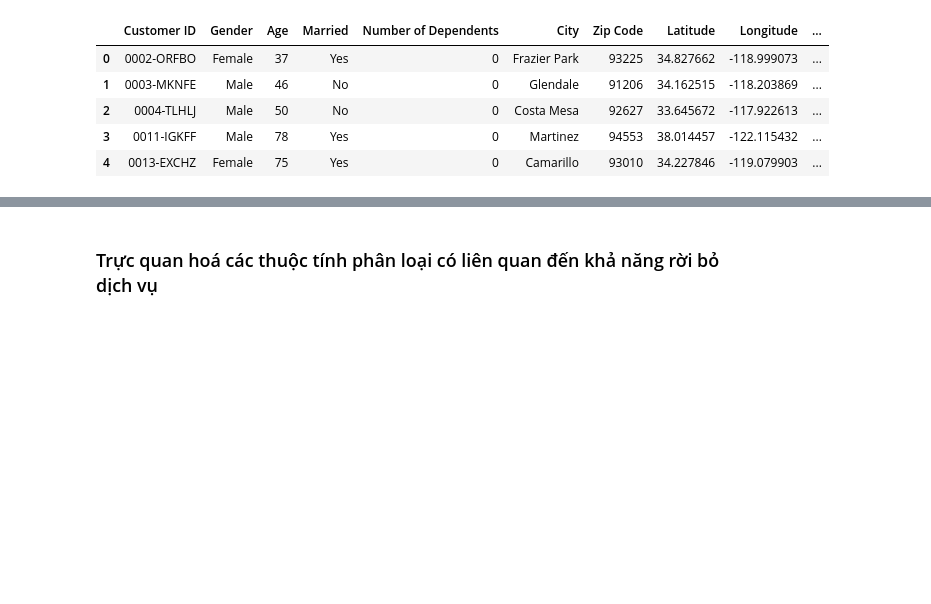
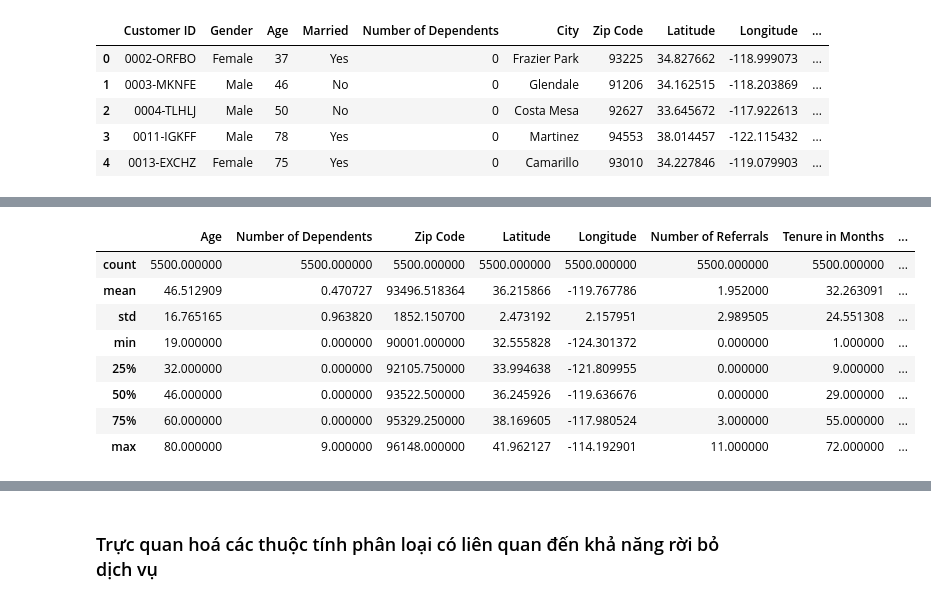
Before and after one commit to cognaiger9/DataMining, a Jupyter notebook: project.ipynb, the cells around one changed output, grey strips where cells are left out. Saved outputs shown, nothing was run; the diff lists cells and outputs as text; code cells hidden in the pictures; blank space fills up the shorter version.

```diff
--- a/project.ipynb
+++ b/project.ipynb
@@ -41,0 +97,12 @@ Dữ liệu từ tập training bao gồm 5500 bản ghi với hai mươi thuộ
+# %%
+train_df.describe(include=[np.number])
+# %% [output]
+|  | Age | Number of Dependents | Zip Code | Latitude | Longitude | Number of Referrals | Tenure in Months | ... |
+| count | 5500.000000 | 5500.000000 | 5500.000000 | 5500.000000 | 5500.000000 | 5500.000000 | 5500.000000 | ... |
+| mean | 46.512909 | 0.470727 | 93496.518364 | 36.215866 | -119.767786 | 1.952000 | 32.263091 | ... |
+| std | 16.765165 | 0.963820 | 1852.150700 | 2.473192 | 2.157951 | 2.989505 | 24.551308 | ... |
+| min | 19.000000 | 0.000000 | 90001.000000 | 32.555828 | -124.301372 | 0.000000 | 1.000000 | ... |
+| 25% | 32.000000 | 0.000000 | 92105.750000 | 33.994638 | -121.809955 | 0.000000 | 9.000000 | ... |
+| 50% | 46.000000 | 0.000000 | 93522.500000 | 36.245926 | -119.636676 | 0.000000 | 29.000000 | ... |
+| 75% | 60.000000 | 0.000000 | 95329.250000 | 38.169605 | -117.980524 | 3.000000 | 55.000000 | ... |
+| max | 80.000000 | 9.000000 | 96148.000000 | 41.962127 | -114.192901 | 11.000000 | 72.000000 | ... |
```
Also changed, not shown: parts of 30 cells of this notebook, 1 other file.
